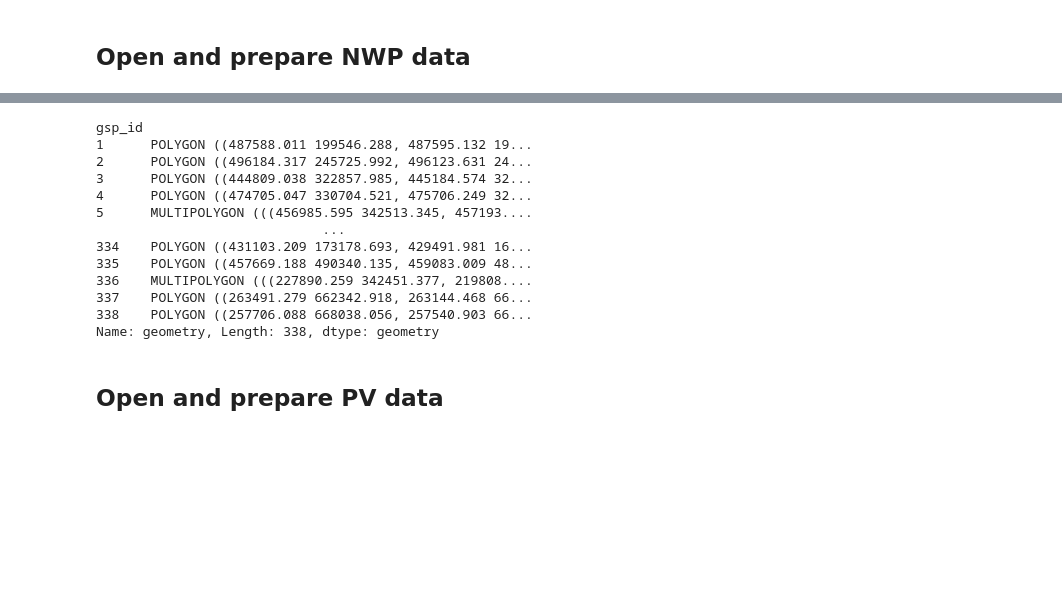
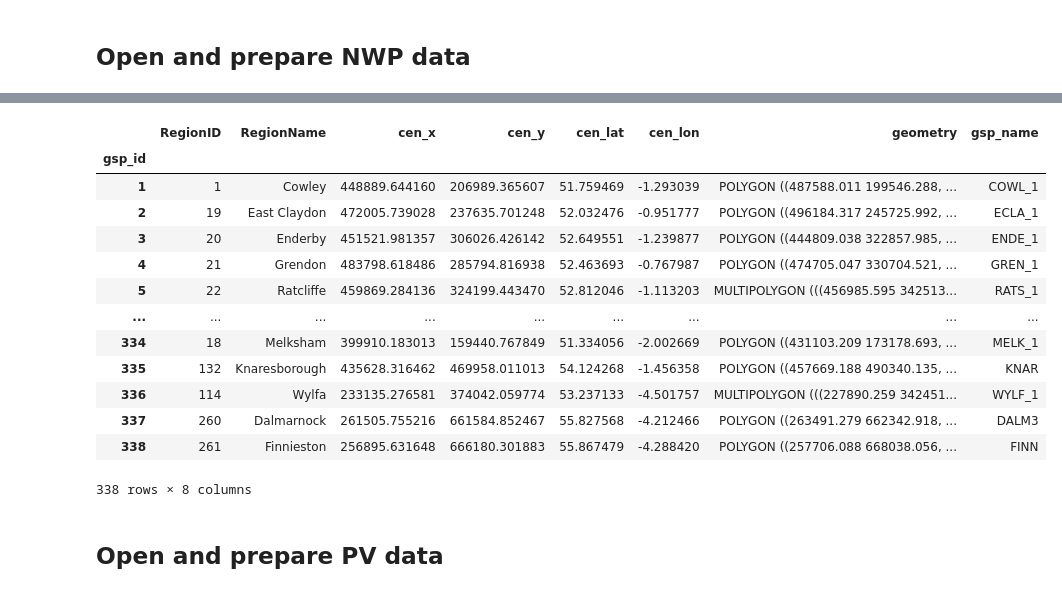
Before and after one commit to openclimatefix/nowcasting_utils, a Jupyter notebook: notebooks/animated_plot_of_satellite_and_pv_and_gsp_and_nwp.ipynb, the cells around one changed output, grey strips where cells are left out. Saved outputs shown, nothing was run; the diff lists cells and outputs as text; code cells hidden in the pictures; blank space fills up the shorter version.

```diff
--- a/notebooks/animated_plot_of_satellite_and_pv_and_gsp_and_nwp.ipynb
+++ b/notebooks/animated_plot_of_satellite_and_pv_and_gsp_and_nwp.ipynb
@@ -129,5 +135,5 @@ nwp_min, nwp_max = dask.compute(nwp_min, nwp_max)
 # %%
 gsp_pv_dataset = xr.open_dataset(GSP_PV_PATH, engine="zarr").sel(datetime_gmt=slice(START_TIME, END_TIME))
 # %%
-gsp_pv_df = (gsp_pv_dataset["generation_mw"] / gsp_pv_dataset["installedcapacity_mwp"]).to_pandas()
+gsp_pv_df = gsp_pv_dataset["generation_mw"].to_pandas()
 # %%
@@ -154,17 +180,18 @@ gsp_shape.plot();
 # %%
-gsp_shape = gsp_shape[gsp_pv_df.columns]
+gsp_shape = gsp_shape.loc[gsp_pv_df.columns]
 gsp_shape
 # %% [output]
+|  | RegionID | RegionName | cen_x | cen_y | cen_lat | cen_lon | geometry | gsp_name |
+| gsp_id |  |  |  |  |  |  |  |  |
+| 1 | 1 | Cowley | 448889.644160 | 206989.365607 | 51.759469 | -1.293039 | POLYGON ((487588.011 199546.288, ... | COWL_1 |
+| 2 | 19 | East Claydon | 472005.739028 | 237635.701248 | 52.032476 | -0.951777 | POLYGON ((496184.317 245725.992, ... | ECLA_1 |
+| 3 | 20 | Enderby | 451521.981357 | 306026.426142 | 52.649551 | -1.239877 | POLYGON ((444809.038 322857.985, ... | ENDE_1 |
+| 4 | 21 | Grendon | 483798.618486 | 285794.816938 | 52.463693 | -0.767987 | POLYGON ((474705.047 330704.521, ... | GREN_1 |
+| 5 | 22 | Ratcliffe | 459869.284136 | 324199.443470 | 52.812046 | -1.113203 | MULTIPOLYGON (((456985.595 342513... | RATS_1 |
+| ... | ... | ... | ... | ... | ... | ... | ... | ... |
+| 334 | 18 | Melksham | 399910.183013 | 159440.767849 | 51.334056 | -2.002669 | POLYGON ((431103.209 173178.693, ... | MELK_1 |
+| 335 | 132 | Knaresborough | 435628.316462 | 469958.011013 | 54.124268 | -1.456358 | POLYGON ((457669.188 490340.135, ... | KNAR |
+| 336 | 114 | Wylfa | 233135.276581 | 374042.059774 | 53.237133 | -4.501757 | MULTIPOLYGON (((227890.259 342451... | WYLF_1 |
+| 337 | 260 | Dalmarnock | 261505.755216 | 661584.852467 | 55.827568 | -4.212466 | POLYGON ((263491.279 662342.918, ... | DALM3 |
+| 338 | 261 | Finnieston | 256895.631648 | 666180.301883 | 55.867479 | -4.288420 | POLYGON ((257706.088 668038.056, ... | FINN |
-gsp_id
-1      POLYGON ((487588.011 199546.288, 487595.132 19...
-2      POLYGON ((496184.317 245725.992, 496123.631 24...
-3      POLYGON ((444809.038 322857.985, 445184.574 32...
-4      POLYGON ((474705.047 330704.521, 475706.249 32...
-5      MULTIPOLYGON (((456985.595 342513.345, 457193....
-                             ...
-334    POLYGON ((431103.209 173178.693, 429491.981 16...
-335    POLYGON ((457669.188 490340.135, 459083.009 48...
-336    MULTIPOLYGON (((227890.259 342451.377, 219808....
-337    POLYGON ((263491.279 662342.918, 263144.468 66...
-338    POLYGON ((257706.088 668038.056, 257540.903 66...
-Name: geometry, Length: 338, dtype: geometry
+338 rows × 8 columns
```
Also changed, not shown: parts of 38 cells of this notebook.
